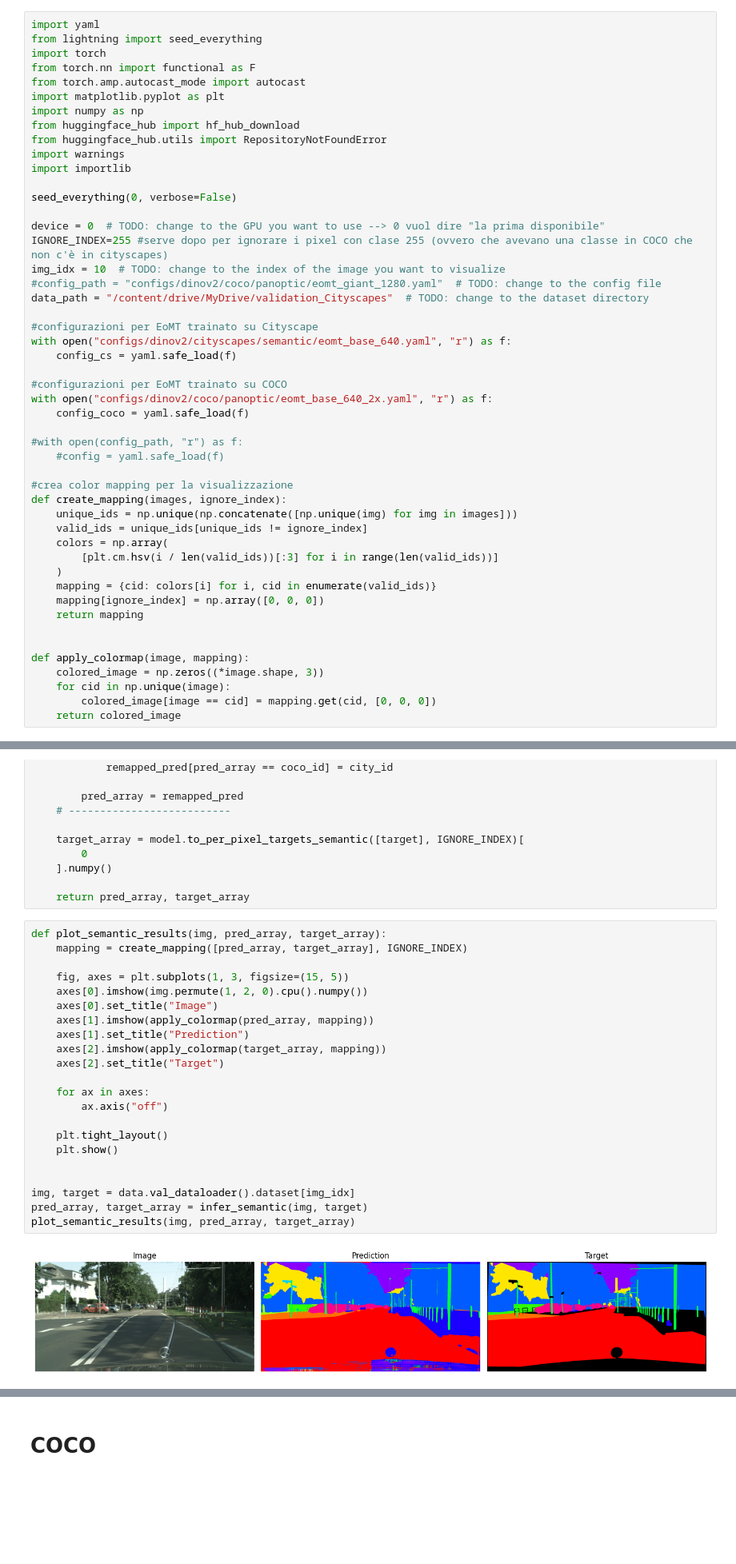
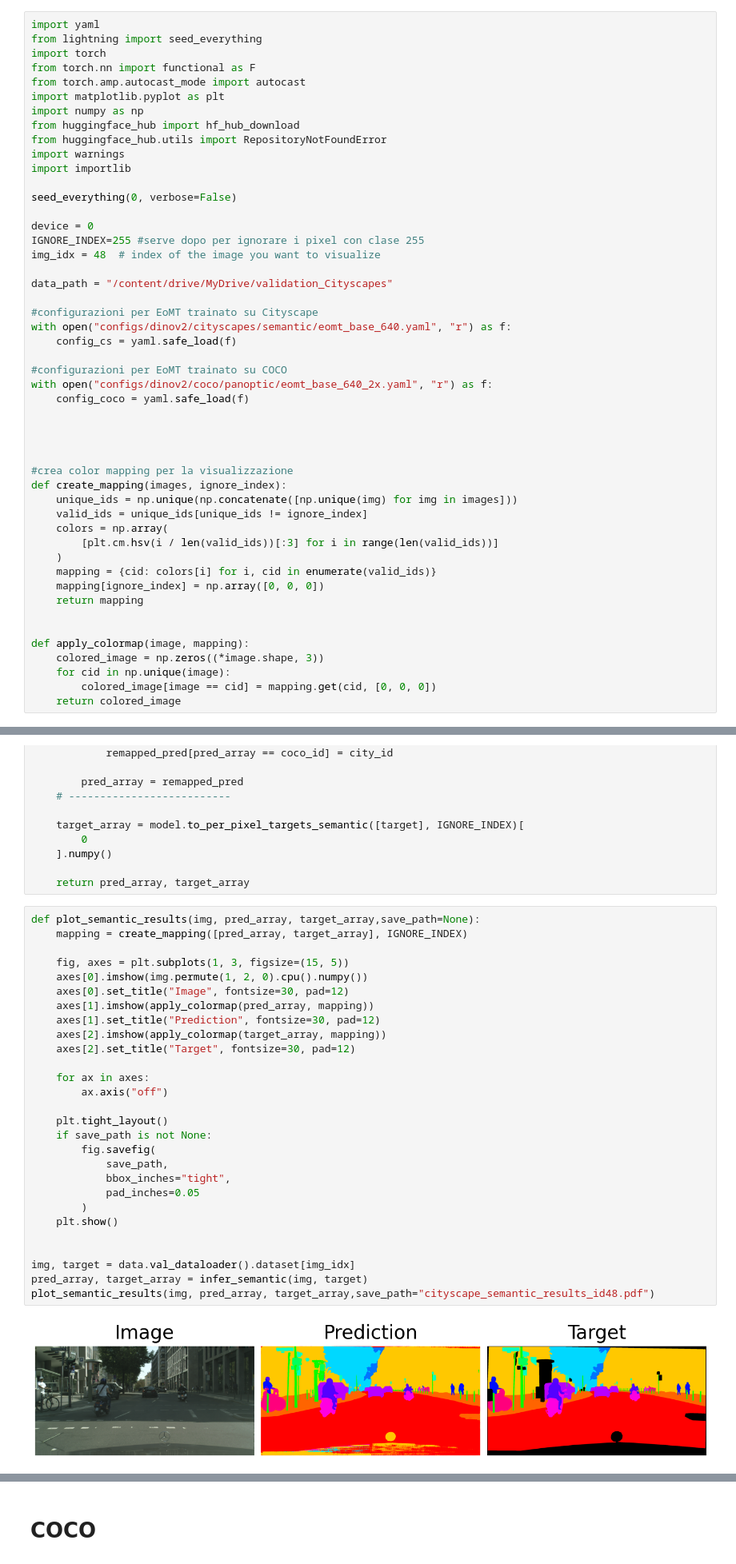
Before and after one commit to GiammaBigFishEngineer/MaskArchitectureAnomaly_CourseProject, a Jupyter notebook: eomt/inferenceSTEP4.ipynb, the cells around one changed output, grey strips where cells are left out. Shown at 80% size. Saved outputs shown, nothing was run; the diff lists cells and outputs as text; blank space fills up the shorter version.

Commit message:
Semantic Segmentation

```diff
--- a/eomt/inferenceSTEP4.ipynb
+++ b/eomt/inferenceSTEP4.ipynb
@@ -69,11 +70,11 @@ import importlib
 
 seed_everything(0, verbose=False)
 
-device = 0  # TODO: change to the GPU you want to use --> 0 vuol dire "la prima disponibile"
-IGNORE_INDEX=255 #serve dopo per ignorare i pixel con clase 255 (ovvero che avevano una classe in COCO che non c'è in cityscapes)
-img_idx = 10  # TODO: change to the index of the image you want to visualize
-#config_path = "configs/dinov2/coco/panoptic/eomt_giant_1280.yaml"  # TODO: change to the config file
-data_path = "/content/drive/MyDrive/validation_Cityscapes"  # TODO: change to the dataset directory
+device = 0
+IGNORE_INDEX=255 #serve dopo per ignorare i pixel con clase 255
+img_idx = 48  # index of the image you want to visualize
+
+data_path = "/content/drive/MyDrive/validation_Cityscapes"
 
 #configurazioni per EoMT trainato su Cityscape
 with open("configs/dinov2/cityscapes/semantic/eomt_base_640.yaml", "r") as f:
@@ -83,8 +84,8 @@ with open("configs/dinov2/cityscapes/semantic/eomt_base_640.yaml", "r") as f:
 with open("configs/dinov2/coco/panoptic/eomt_base_640_2x.yaml", "r") as f:
     config_coco = yaml.safe_load(f)
 
-#with open(config_path, "r") as f:
-    #config = yaml.safe_load(f)
+
+
 
 #crea color mapping per la visualizzazione
 def create_mapping(images, ignore_index):
@@ -453,26 +307,32 @@ def infer_semantic(img, target):
 
     return pred_array, target_array
 # %%
-def plot_semantic_results(img, pred_array, target_array):
+def plot_semantic_results(img, pred_array, target_array,save_path=None):
     mapping = create_mapping([pred_array, target_array], IGNORE_INDEX)
 
     fig, axes = plt.subplots(1, 3, figsize=(15, 5))
     axes[0].imshow(img.permute(1, 2, 0).cpu().numpy())
-    axes[0].set_title("Image")
+    axes[0].set_title("Image", fontsize=30, pad=12)
     axes[1].imshow(apply_colormap(pred_array, mapping))
-    axes[1].set_title("Prediction")
+    axes[1].set_title("Prediction", fontsize=30, pad=12)
     axes[2].imshow(apply_colormap(target_array, mapping))
-    axes[2].set_title("Target")
+    axes[2].set_title("Target", fontsize=30, pad=12)
 
     for ax in axes:
         ax.axis("off")
 
     plt.tight_layout()
+    if save_path is not None:
+        fig.savefig(
+            save_path,
+            bbox_inches="tight",
+            pad_inches=0.05
+        )
     plt.show()
 
 
 img, target = data.val_dataloader().dataset[img_idx]
 pred_array, target_array = infer_semantic(img, target)
-plot_semantic_results(img, pred_array, target_array)
+plot_semantic_results(img, pred_array, target_array,save_path="cityscape_semantic_results_id48.pdf")
 # %% [output]
-[figure, old version]
+[figure, new version]
```
Also changed, not shown: parts of 25 cells of this notebook.
